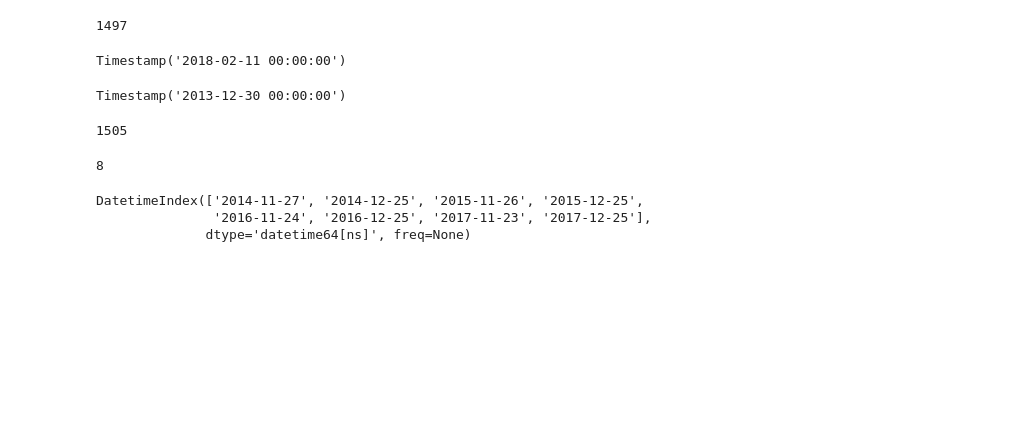
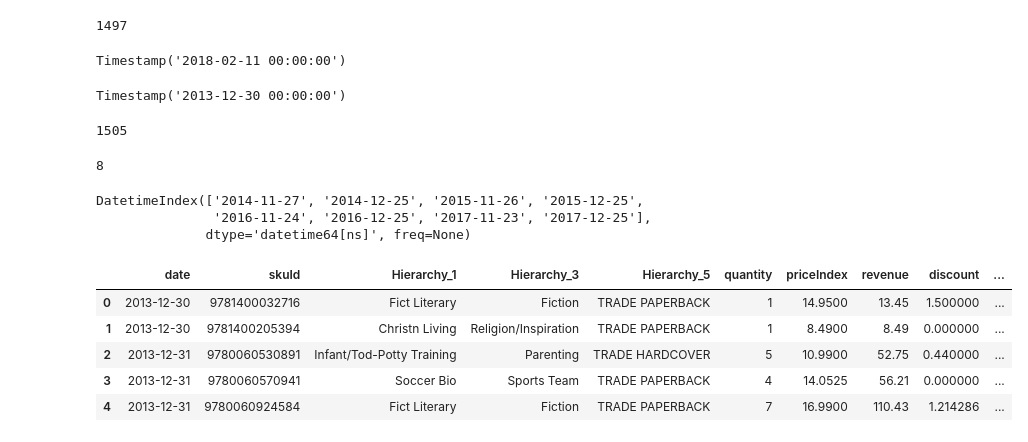
Before and after one commit to nsudhanva/target-hr-hackathon, a Jupyter notebook: main/trial.ipynb, the cells around one changed output. Saved outputs shown, nothing was run; the diff lists cells and outputs as text; code cells hidden in the pictures; blank space fills up the shorter version.

```diff
--- a/main/trial.ipynb
+++ b/main/trial.ipynb
@@ -132,0 +138,9 @@ DatetimeIndex(['2014-11-27', '2014-12-25', '2015-11-26', '2015-12-25',
+# %%
+df.head()
+# %% [output]
+|  | date | skuId | Hierarchy_1 | Hierarchy_3 | Hierarchy_5 | quantity | priceIndex | revenue | discount | ... |
+| 0 | 2013-12-30 | 9781400032716 | Fict Literary | Fiction | TRADE PAPERBACK | 1 | 14.9500 | 13.45 | 1.500000 | ... |
+| 1 | 2013-12-30 | 9781400205394 | Christn Living | Religion/Inspiration | TRADE PAPERBACK | 1 | 8.4900 | 8.49 | 0.000000 | ... |
+| 2 | 2013-12-31 | 9780060530891 | Infant/Tod-Potty Training | Parenting | TRADE HARDCOVER | 5 | 10.9900 | 52.75 | 0.440000 | ... |
+| 3 | 2013-12-31 | 9780060570941 | Soccer Bio | Sports Team | TRADE PAPERBACK | 4 | 14.0525 | 56.21 | 0.000000 | ... |
+| 4 | 2013-12-31 | 9780060924584 | Fict Literary | Fiction | TRADE PAPERBACK | 7 | 16.9900 | 110.43 | 1.214286 | ... |
```
Also changed, not shown: parts of 8 cells of this notebook.
